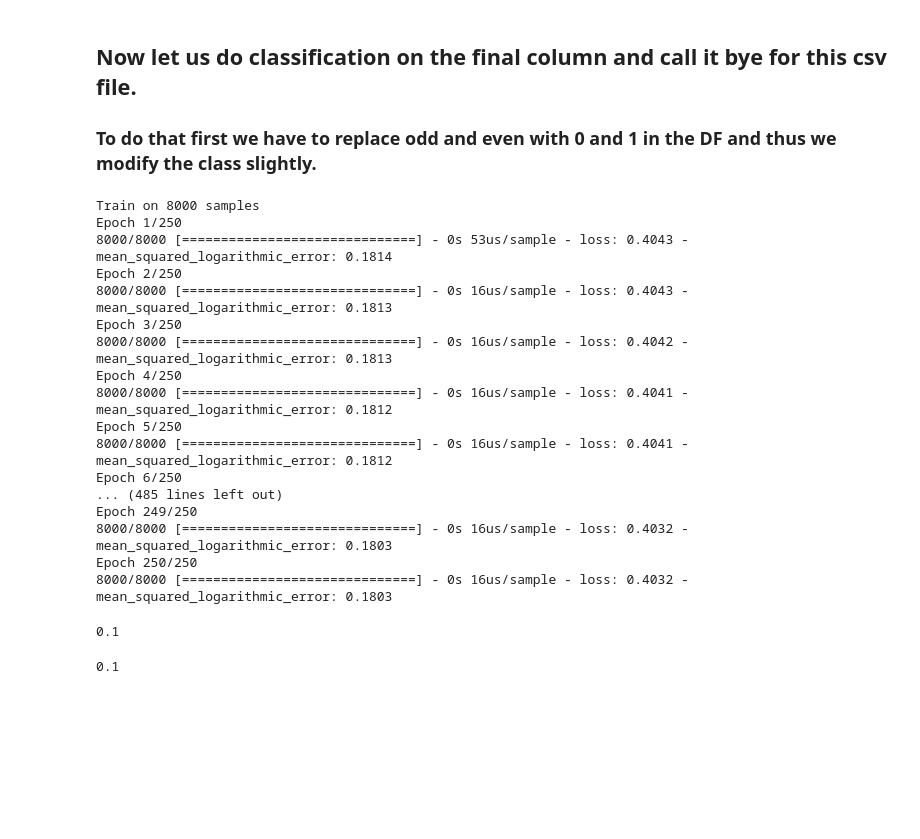
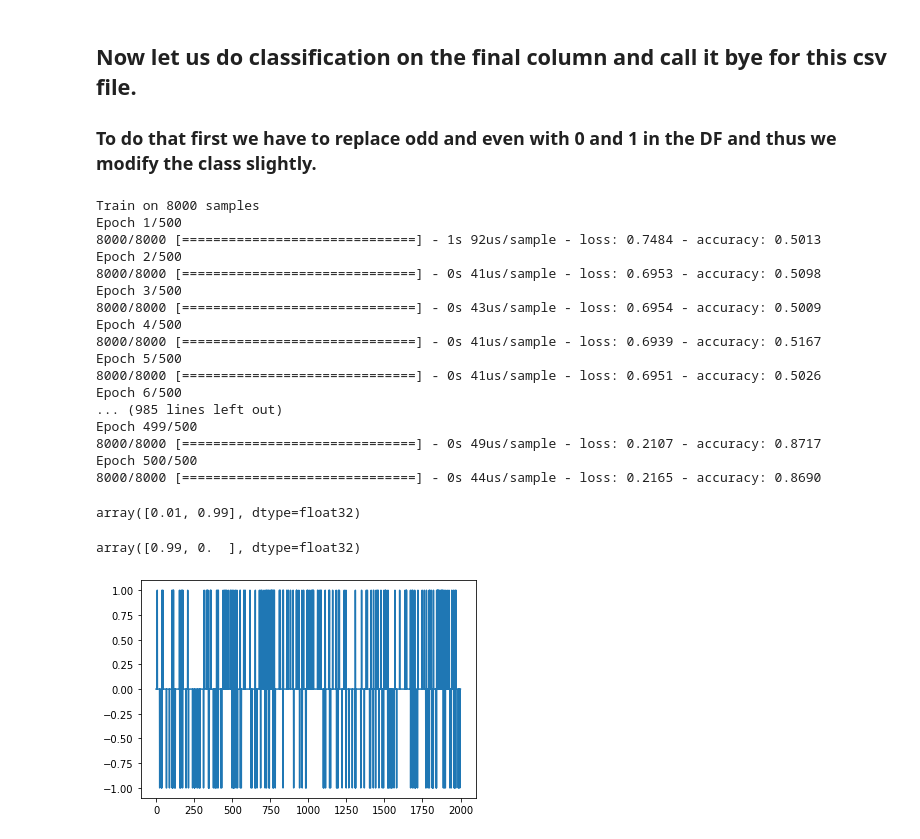
Before and after one commit to amit7urmc/Free-Data-Collections-for-students-beginning-to-learn-ML, a Jupyter notebook: ForTraining_0001.ipynb, the cells around one changed output. Saved outputs shown, nothing was run; the diff lists cells and outputs as text; code cells hidden in the pictures; blank space fills up the shorter version.

```diff
--- a/ForTraining_0001.ipynb
+++ b/ForTraining_0001.ipynb
@@ -379,9 +379,9 @@ class Training_Tensorflow_Classification:
                  OutputVector=None,
                  ClassificationOrRegression="Regression"):
 
+        Master_DF['Odd'] = np.where(Master_DF['ODD_OR_EVEN(CEIL(A+B))']=="Odd",1,0)
+        Master_DF['Even'] = np.where(Master_DF['ODD_OR_EVEN(CEIL(A+B))']=="Even",1,0)
         self.Master_DF_Classification = Master_DF.copy()
-        self.Master_DF_Classification.replace("Odd",0,inplace=True)
-        self.Master_DF_Classification.replace("Even",1,inplace=True)
         self.A = A
         self.B = B
         self.OutputVector = OutputVector
@@ -397,63 +397,64 @@ class Training_Tensorflow_Classification:
 
 
     def TrainTheModel(self,
-                      DenseNodeSize = 1000,
+                      DenseNodeSize = 2000,
                       batch_size=500,
                       epochs=25,
                       activation='linear',
                       optimizer='sgd',
-                      loss='mean_squared_error',
+                      loss='binary_crossentropy',
                       final_activation='linear'):
         self.Model = tf.keras.Sequential()
         self.Model.add(keras.layers.Dense(DenseNodeSize, activation=activation))
         self.Model.add(keras.layers.Dense(DenseNodeSize/10, activation=activation))
         self.Model.add(keras.layers.Dense(DenseNodeSize/100, activation=activation))
-        self.Model.add(keras.layers.Activation(activation=final_activation))
-        self.Model.compile(optimizer=optimizer,loss=loss,metrics=[tf.keras.metrics.MeanSquaredLogarithmicError()])
+#         self.Model.add(keras.layers.Activation(activation=final_activation))
+        self.Model.add(keras.layers.Dense(2, activation=final_activation))
+        self.Model.compile(optimizer=optimizer,loss=loss,metrics=['accuracy'])
         xs = np.array([(a,b) for a,b in zip(self.Training_DF.A,self.Training_DF.B)])
-        ys = np.array(self.Training_DF[self.OutputVector], dtype='float')
+        ys = np.array([(a,b) for a,b in zip(self.Training_DF['Odd'],self.Training_DF['Even'])])
         self.Model.fit(xs,ys,batch_size=batch_size,epochs=epochs)
 
     def PredictTheResult(self):
         self.Predicted_DF = pd.DataFrame(columns=['InputVals','PredictedVals','Difference'],dtype='float')
-        self.Predicted_DF.InputVals = self.Test_DF[self.OutputVector]
+        self.Predicted_DF.InputVals = np.apply_along_axis(lambda x: np.argmax(x), 1,self.Test_DF[self.OutputVector])
         xs = np.array([(a,b) for a,b in zip(self.Test_DF.A,self.Test_DF.B)])
-        self.Predicted_DF.PredictedVals = self.Model.predict(xs)[:len(self.Test_DF)]
+        self.Predicted_DF.PredictedVals = np.apply_along_axis(lambda x: np.argmax(x), 1, self.Model.predict(xs)[:len(self.Test_DF)])
         self.Predicted_DF.Difference = self.Predicted_DF.InputVals - self.Predicted_DF.PredictedVals
 
     def PredictOneVal(self, A=None, B=None):
-        return np.round(self.Model.predict(np.array([[A,B]]))[0][0],2)
+        return np.round(self.Model.predict(np.array([[A,B]]))[0],2)
 
     def PlotThePredicted_DF(self):
         plt.figure()
         plt.plot(range(len(self.Test_DF)),self.Predicted_DF.Difference)
         plt.show()
 # %%
-OddEvenTraining = Training_Tensorflow_Classification(OutputVector='ODD_OR_EVEN(CEIL(A+B))')
-OddEvenTraining.TrainTheModel(final_activation='softmax',activation='tanh',optimizer='sgd',epochs=250)
+OddEvenTraining = Training_Tensorflow_Classification(OutputVector=['Odd','Even'])
+OddEvenTraining.TrainTheModel(final_activation='sigmoid',activation='tanh',optimizer='adam',epochs=500)
 # %% [output]
 Train on 8000 samples
-Epoch 1/250
-8000/8000 [==============================] - 0s 53us/sample - loss: 0.4043 - mean_squared_logarithmic_error: 0.1814
-Epoch 2/250
-8000/8000 [==============================] - 0s 16us/sample - loss: 0.4043 - mean_squared_logarithmic_error: 0.1813
-Epoch 3/250
-8000/8000 [==============================] - 0s 16us/sample - loss: 0.4042 - mean_squared_logarithmic_error: 0.1813
-Epoch 4/250
-8000/8000 [==============================] - 0s 16us/sample - loss: 0.4041 - mean_squared_logarithmic_error: 0.1812
-Epoch 5/250
-8000/8000 [==============================] - 0s 16us/sample - loss: 0.4041 - mean_squared_logarithmic_error: 0.1812
-Epoch 6/250
-... (485 lines left out)
-Epoch 249/250
-8000/8000 [==============================] - 0s 16us/sample - loss: 0.4032 - mean_squared_logarithmic_error: 0.1803
-Epoch 250/250
-8000/8000 [==============================] - 0s 16us/sample - loss: 0.4032 - mean_squared_logarithmic_error: 0.1803
+Epoch 1/500
+8000/8000 [==============================] - 1s 92us/sample - loss: 0.7484 - accuracy: 0.5013
+Epoch 2/500
+8000/8000 [==============================] - 0s 41us/sample - loss: 0.6953 - accuracy: 0.5098
+Epoch 3/500
+8000/8000 [==============================] - 0s 43us/sample - loss: 0.6954 - accuracy: 0.5009
+Epoch 4/500
+8000/8000 [==============================] - 0s 41us/sample - loss: 0.6939 - accuracy: 0.5167
+Epoch 5/500
+8000/8000 [==============================] - 0s 41us/sample - loss: 0.6951 - accuracy: 0.5026
+Epoch 6/500
+... (985 lines left out)
+Epoch 499/500
+8000/8000 [==============================] - 0s 49us/sample - loss: 0.2107 - accuracy: 0.8717
+Epoch 500/500
+8000/8000 [==============================] - 0s 44us/sample - loss: 0.2165 - accuracy: 0.8690
+# %%
+OddEvenTraining.PredictOneVal(A=1.3,B=1.77)
+# %% [output]
+array([0.01, 0.99], dtype=float32)
 # %%
-OddEvenTraining.PredictOneVal(A=5,B=5)
+OddEvenTraining.PredictOneVal(A=1.5,B=4.6)
 # %% [output]
-0.1
+array([0.99, 0.  ], dtype=float32)
-# %%
-OddEvenTraining.PredictOneVal(A=5,B=6)
-# %% [output]
-0.1
@@ -459,0 +463,4 @@ OddEvenTraining.PredictOneVal(A=5,B=6)
+# %%
+OddEvenTraining.PlotThePredicted_DF()
+# %% [output]
+[figure, added]
```
Also changed, not shown: parts of 1 cell of this notebook.
